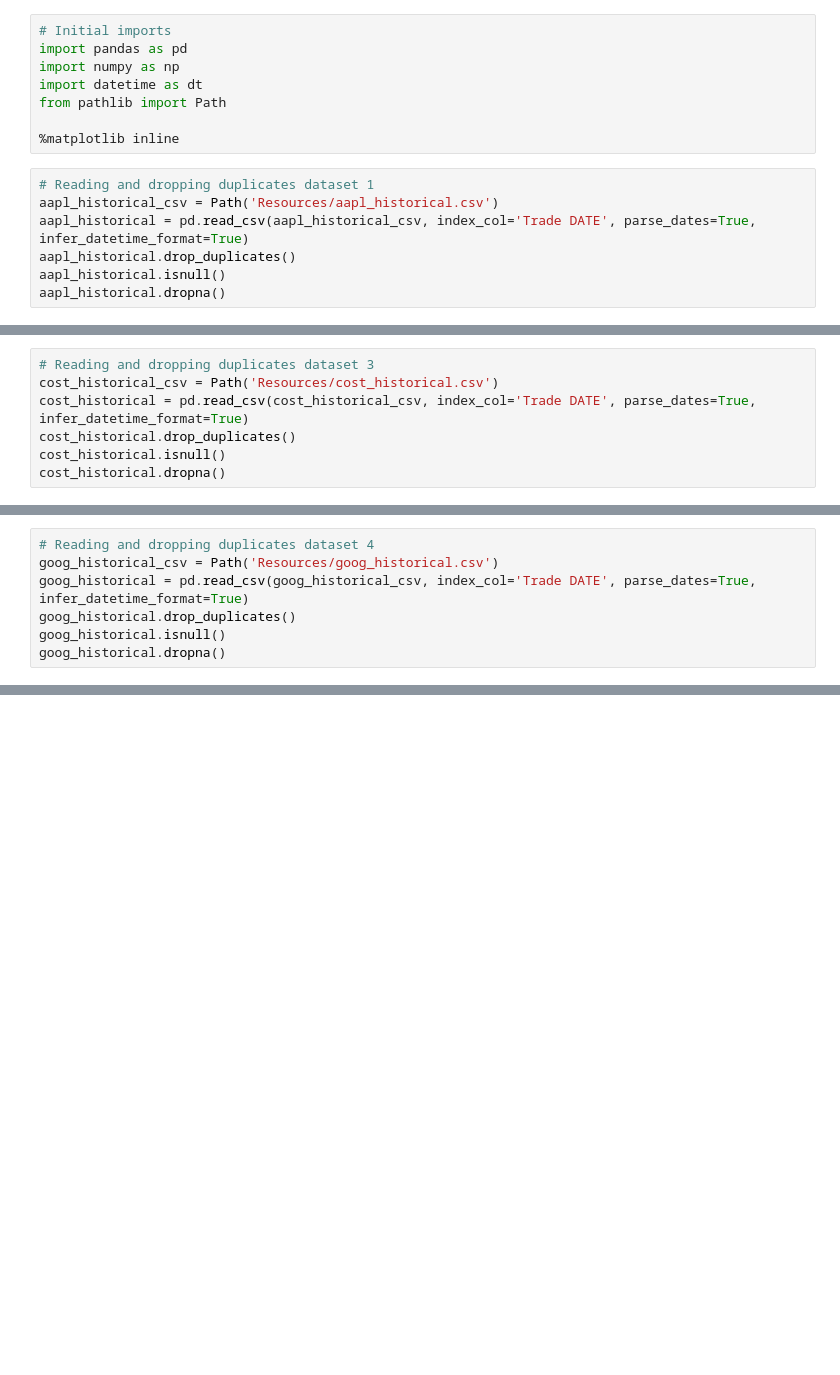
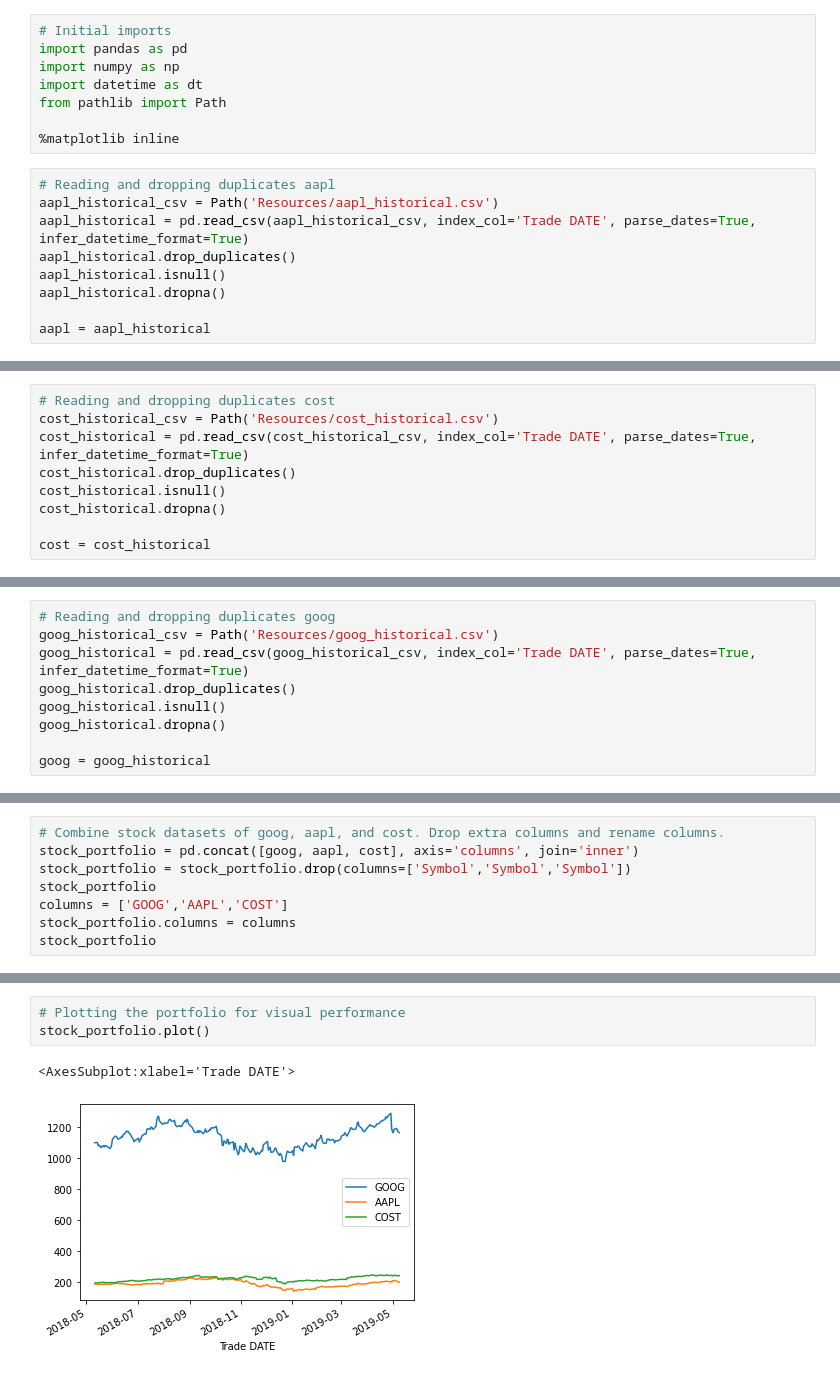
Before and after one commit to axiumresearch/python-homework, a Jupyter notebook: Pandas/Pandas_HW.ipynb, the cells around one changed output, grey strips where cells are left out. Saved outputs shown, nothing was run; the diff lists cells and outputs as text; blank space fills up the shorter version.

```diff
--- a/Pandas/Pandas_HW.ipynb
+++ b/Pandas/Pandas_HW.ipynb
@@ -7,9 +7,11 @@ from pathlib import Path
 
 %matplotlib inline
 # %%
-# Reading and dropping duplicates dataset 1
+# Reading and dropping duplicates aapl
 aapl_historical_csv = Path('Resources/aapl_historical.csv')
 aapl_historical = pd.read_csv(aapl_historical_csv, index_col='Trade DATE', parse_dates=True, infer_datetime_format=True)
 aapl_historical.drop_duplicates()
 aapl_historical.isnull()
 aapl_historical.dropna()
+
+aapl = aapl_historical
@@ -53,7 +27,9 @@ algo_returns.dropna()
 # %%
-# Reading and dropping duplicates dataset 3
+# Reading and dropping duplicates cost
 cost_historical_csv = Path('Resources/cost_historical.csv')
 cost_historical = pd.read_csv(cost_historical_csv, index_col='Trade DATE', parse_dates=True, infer_datetime_format=True)
 cost_historical.drop_duplicates()
 cost_historical.isnull()
 cost_historical.dropna()
+
+cost = cost_historical
@@ -75,7 +36,9 @@ cost_historical.dropna()
 # %%
-# Reading and dropping duplicates dataset 4
+# Reading and dropping duplicates goog
 goog_historical_csv = Path('Resources/goog_historical.csv')
 goog_historical = pd.read_csv(goog_historical_csv, index_col='Trade DATE', parse_dates=True, infer_datetime_format=True)
 goog_historical.drop_duplicates()
 goog_historical.isnull()
 goog_historical.dropna()
+
+goog = goog_historical
@@ -96,0 +45,8 @@ goog_historical.dropna()
+# %%
+# Combine stock datasets of goog, aapl, and cost. Drop extra columns and rename columns.
+stock_portfolio = pd.concat([goog, aapl, cost], axis='columns', join='inner')
+stock_portfolio = stock_portfolio.drop(columns=['Symbol','Symbol','Symbol'])
+stock_portfolio
+columns = ['GOOG','AAPL','COST']
+stock_portfolio.columns = columns
+stock_portfolio
@@ -96,0 +68,6 @@ goog_historical.dropna()
+# %%
+# Plotting the portfolio for visual performance
+stock_portfolio.plot()
+# %% [output]
+<AxesSubplot:xlabel='Trade DATE'>
+[figure, added]
```
Also changed, not shown: parts of 15 cells of this notebook.
